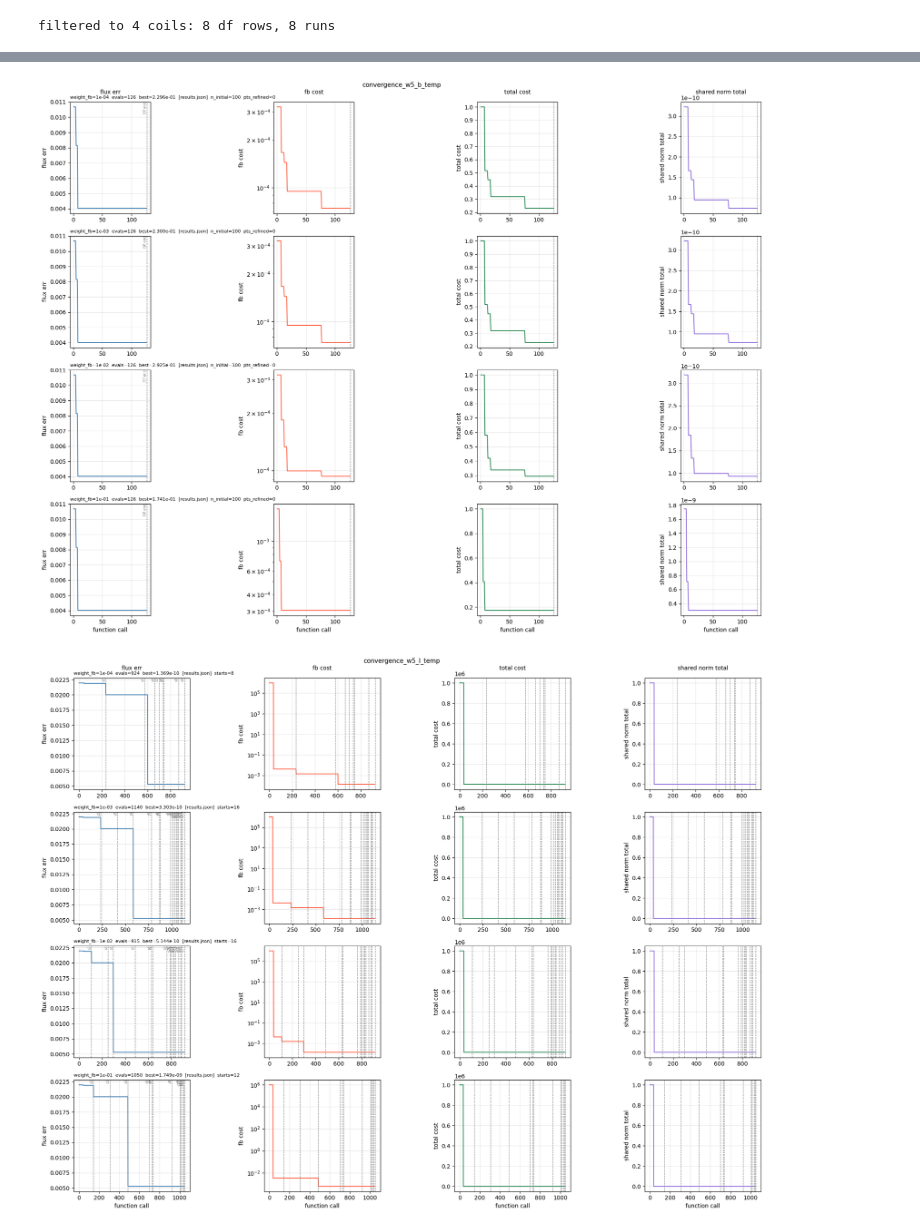
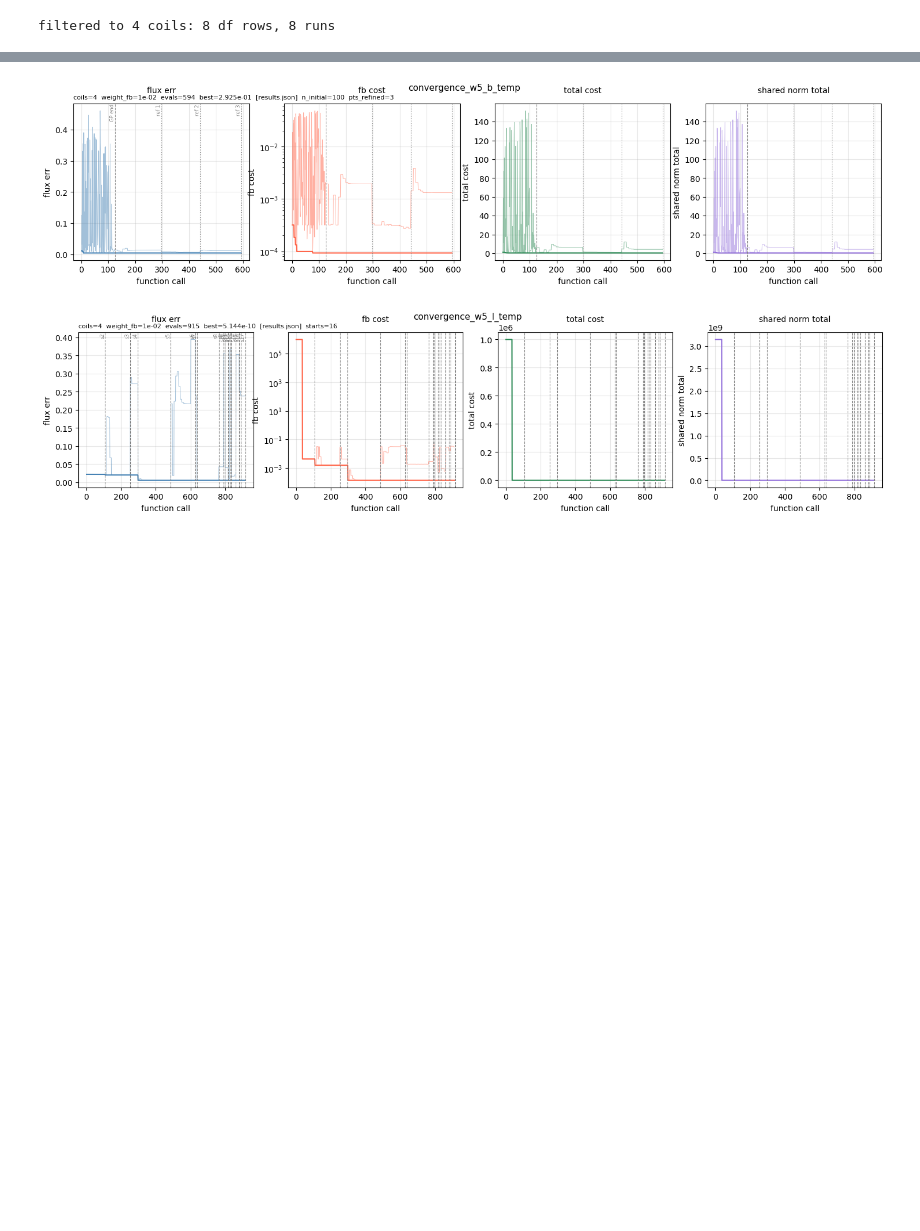
Before and after one commit to jeremslm/PF_location_optimization, a Jupyter notebook: notebooks/comb_boundary_coil_graphs.ipynb, the cells around one changed output, grey strips where cells are left out. Drawn from its saved outputs; the diff is of its cells as text; code cells hidden in the pictures; blank space fills up the shorter version.

```diff
--- a/notebooks/comb_boundary_coil_graphs.ipynb
+++ b/notebooks/comb_boundary_coil_graphs.ipynb
@@ -6,7 +6,7 @@ import matplotlib.pyplot as plt
 import pandas as pd
 import seaborn as sns
 # %%
-K_REFINED = 0 # None = all refinements; set e.g. 1 to truncate Bayesian after k-th refinement
+K_REFINED = 3 # None = all refinements; set e.g. 1 to truncate Bayesian after k-th refinement
 # %%
 LBFGS_SWEEP = 'convergence_w5_l_temp'
 BAYESIAN_SWEEP = 'convergence_w5_b_temp'
@@ -182,3 +182,18 @@ df
 | 1 | convergence_w5_l_temp | Multi-start L-BFGS | 1.0000e-01 | 3 | 1.0000e+00 | 1.0527e-01 | 1.5576e-02 | 3.4589e-03 | ... |
 | 2 | convergence_w5_l_temp | Multi-start L-BFGS | 1.0000e-01 | 4 | 1.0000e+00 | 1.7487e-09 | 5.3823e-03 | 1.7487e-03 | ... |
 | 3 | convergence_w5_l_temp | Multi-start L-BFGS | 1.0000e-01 | 5 | 1.0000e+00 | 1.8396e-02 | 4.4570e-03 | 3.8575e-04 | ... |
+# %%
+# fix norm: per (weight_fb, num_coils), drop 1e6 init_fb sentinel
+df = df.drop(columns=['norm_fixed', 'norm_fb', 'best_cost_shared'])
+clean = df.assign(
+    init_fixed=df['init_fixed'].where(df['init_fixed'] < 1e5),
+    init_fb=df['init_fb'].where(df['init_fb'] < 1e5),
+)
+norm_df = clean.groupby(['weight_fb', 'num_coils'])[['init_fixed', 'init_fb']].max()
+norm_df.columns = ['norm_fixed', 'norm_fb']
+df = df.join(norm_df, on=['weight_fb', 'num_coils'])
+df['best_cost_shared'] = (
+    (1 - df['alpha']) * df['best_flux_err'] / df['norm_fixed'] +
+    df['alpha'] * df['best_fb_cost'] / df['norm_fb']
+)
+df[['sweep', 'method', 'weight_fb', 'num_coils', 'init_fixed', 'init_fb', 'norm_fixed', 'norm_fb', 'best_cost_shared']]
@@ -248,10 +281,10 @@ plt.show()
 # %%
 # --- filter ---
 SHOW_SWEEPS = None   # None = all, or e.g. ['convergence_w5']
-SHOW_WEIGHTS = None  # None = all, or e.g. [1e-2, 1e-4]
+SHOW_WEIGHTS = [1e-2]  # None = all, or e.g. [1e-2, 1e-4]
 SHOW_COILS = None    # None = all, or e.g. [3, 4]
 CLIP = 1          # values >= this are plotted but ignored for ylim
-SHOW_RAW = False  # plot half-transparent raw history alongside running-best
+SHOW_RAW = True  # plot half-transparent raw history alongside running-best
 # --------------
 
 filtered = [
@@ -274,7 +307,7 @@ for sweep in sorted(set(r['sweep'] for r in filtered)):
     for col, label in enumerate(COL_LABELS):
         axes[0][col].set_title(label, fontsize=10, pad=14)
 
-    for row, r in enumerate(sorted(sweep_runs, key=lambda x: x['weight_fb'])):
+    for row, r in enumerate(sorted(sweep_runs, key=lambda x: (x['num_coils'], x['weight_fb']))):
         d = r['data']
         total = np.array(d['cost_history'], dtype=float)
         flux = np.array([x if x is not None else np.nan for x in d['flux_err_history']], dtype=float)
@@ -307,42 +340,42 @@ for sweep in sorted(set(r['sweep'] for r in filtered)):
         shared_total = (1 - alpha) * flux / norm_fixed + alpha * fb / norm_fb
 
         evals = np.arange(1, len(total) + 1)
-        run_title = f"weight_fb={w:.0e}  evals={len(total)}  best={np.nanmin(total):.3e}  [{r['source']}]{extra}"
+        run_title = f"coils={r['num_coils']}  weight_fb={w:.0e}  evals={len(total)}  best={np.nanmin(total):.3e}  [{r['source']}]{extra}"
 
         for ax, y, color, ylabel in zip(
             axes[row],
             [flux, fb, total, shared_total],
             ['steelblue', 'tomato', 'seagreen', 'mediumpurple'],
             COL_LABELS,
         ):
             if SHOW_RAW:
                 ax.plot(evals, y, lw=0.7, alpha=0.5, color=color)
             running_best = np.minimum.accumulate(np.where(np.isnan(y), np.inf, y))
             running_best[running_best == np.inf] = np.nan
             ax.plot(evals, running_best, lw=1.5, color=color)
             ax.set_ylabel(ylabel)
             ax.grid(True, alpha=0.3)
             if row == len(sweep_runs) - 1:
                 ax.set_xlabel('function call')
 
             if ylabel == 'fb cost':
                 ax.set_yscale('log')
 
             for lbl, x, ls in phase_lines:
                 ax.axvline(x, color='gray', lw=0.8, ls=ls)
                 if ax is axes[row][0]:
                     ax.text(x, ax.get_ylim()[1], lbl, fontsize=6, ha='right',
                             va='top', rotation=90, color='gray')
 
         axes[row][0].annotate(run_title, xy=(0, 1), xycoords='axes fraction',
                               xytext=(0, 4), textcoords='offset points',
                               fontsize=8, va='bottom')
 
-    plt.tight_layout()
+
     plt.show()
 # %% [output]
-[figure, old version]
+[figure, new version]
-[figure, old version]
+[figure, new version]
 # %%
 # shared-normalized total cost history (norm = max(init_lbfgs, init_bayesian) per weight_fb)
 norm_lookup = df.drop_duplicates('weight_fb').set_index('weight_fb')[['norm_fixed', 'norm_fb', 'alpha']]
```
Also changed, not shown: parts of 6 cells of this notebook, 6 other files.
